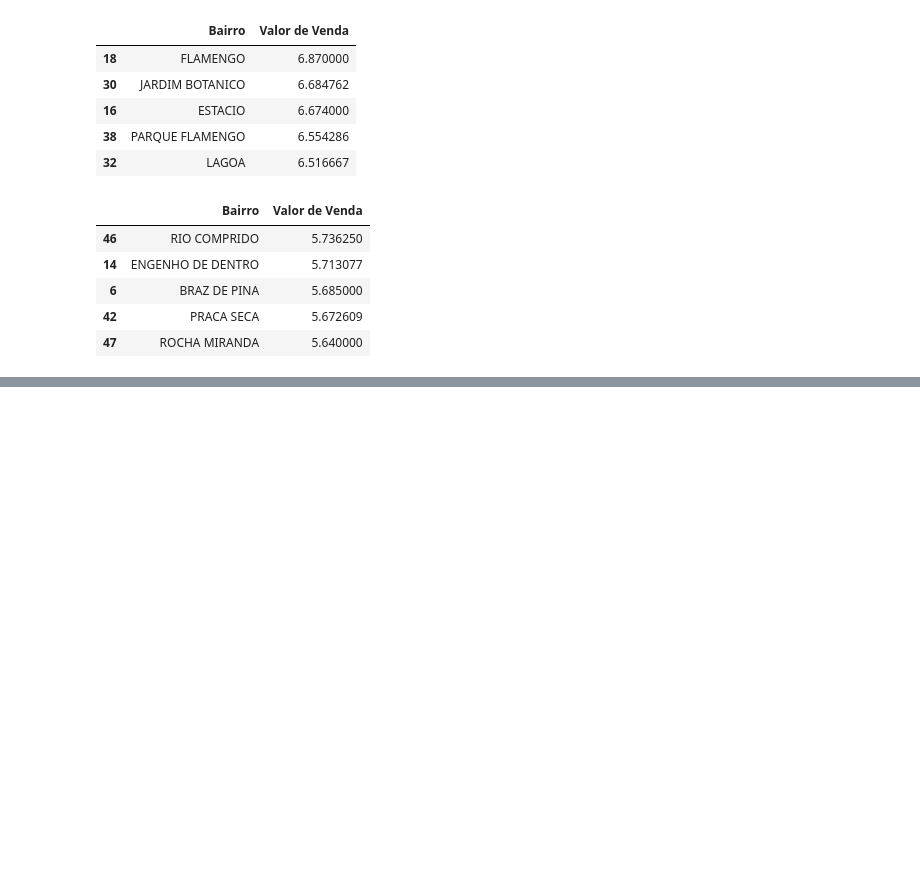
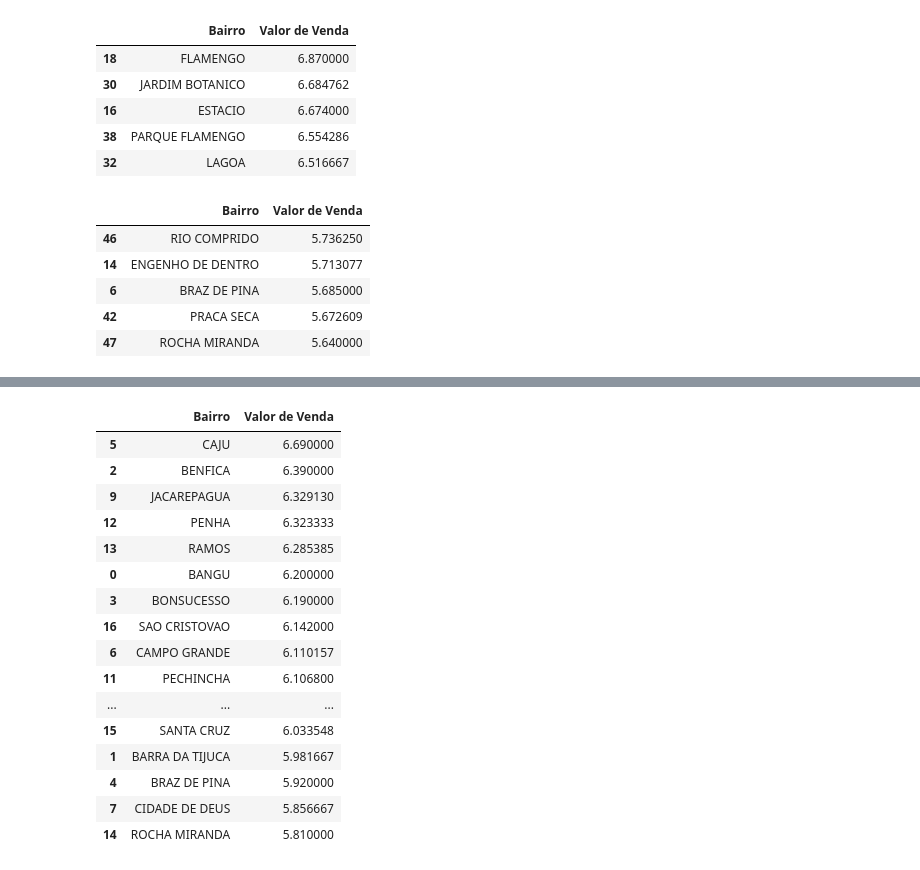
Before and after one commit to Samuelmcoimbra/Repo_senac, a Jupyter notebook: Bibliotecas.ipynb, the cells around one changed output, grey strips where cells are left out. Drawn from its saved outputs; the diff is of its cells as text; code cells hidden in the pictures; blank space fills up the shorter version.

```diff
--- a/Bibliotecas.ipynb
+++ b/Bibliotecas.ipynb
@@ -285,0 +343,3 @@ estudo_
+# %%
+estudo_diesel = estudo_cidade_rj.loc[estudo_cidade_rj['Produto'] == 'DIESEL']
+estudo_diesel
@@ -285,0 +360,22 @@ estudo_
+# %%
+estudo_diesel_tab = estudo_diesel.groupby('Bairro')['Valor de Venda'] .mean().reset_index()
+estudo_diesel_tab  = estudo_diesel_tab.sort_values(by='Valor de Venda', ascending=False)
+estudo_diesel_tab
+# %% [output]
+|  | Bairro | Valor de Venda |
+| 5 | CAJU | 6.690000 |
+| 2 | BENFICA | 6.390000 |
+| 9 | JACAREPAGUA | 6.329130 |
+| 12 | PENHA | 6.323333 |
+| 13 | RAMOS | 6.285385 |
+| 0 | BANGU | 6.200000 |
+| 3 | BONSUCESSO | 6.190000 |
+| 16 | SAO CRISTOVAO | 6.142000 |
+| 6 | CAMPO GRANDE | 6.110157 |
+| 11 | PECHINCHA | 6.106800 |
+| ... | ... | ... |
+| 15 | SANTA CRUZ | 6.033548 |
+| 1 | BARRA DA TIJUCA | 5.981667 |
+| 4 | BRAZ DE PINA | 5.920000 |
+| 7 | CIDADE DE DEUS | 5.856667 |
+| 14 | ROCHA MIRANDA | 5.810000 |
```
Also changed, not shown: parts of 10 cells of this notebook.
